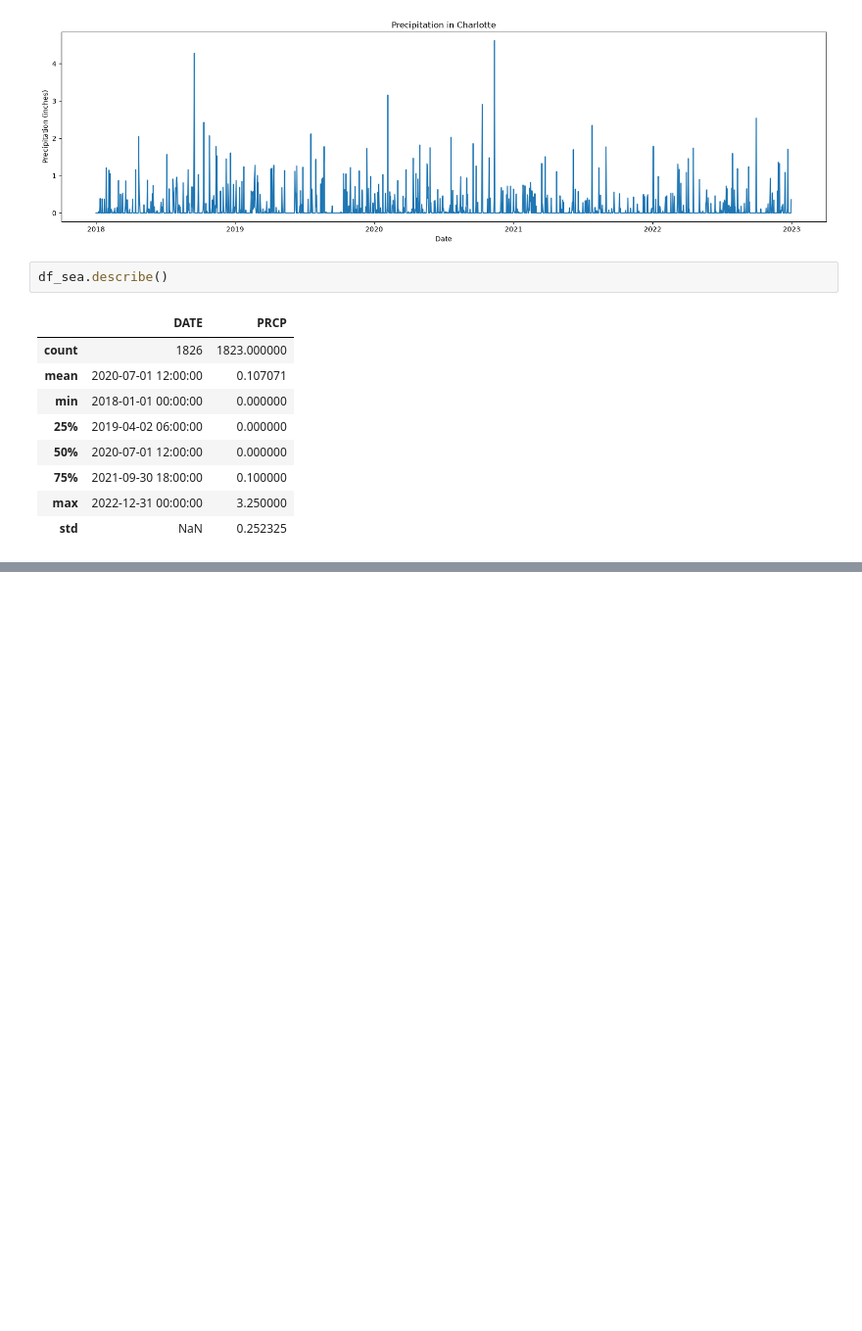
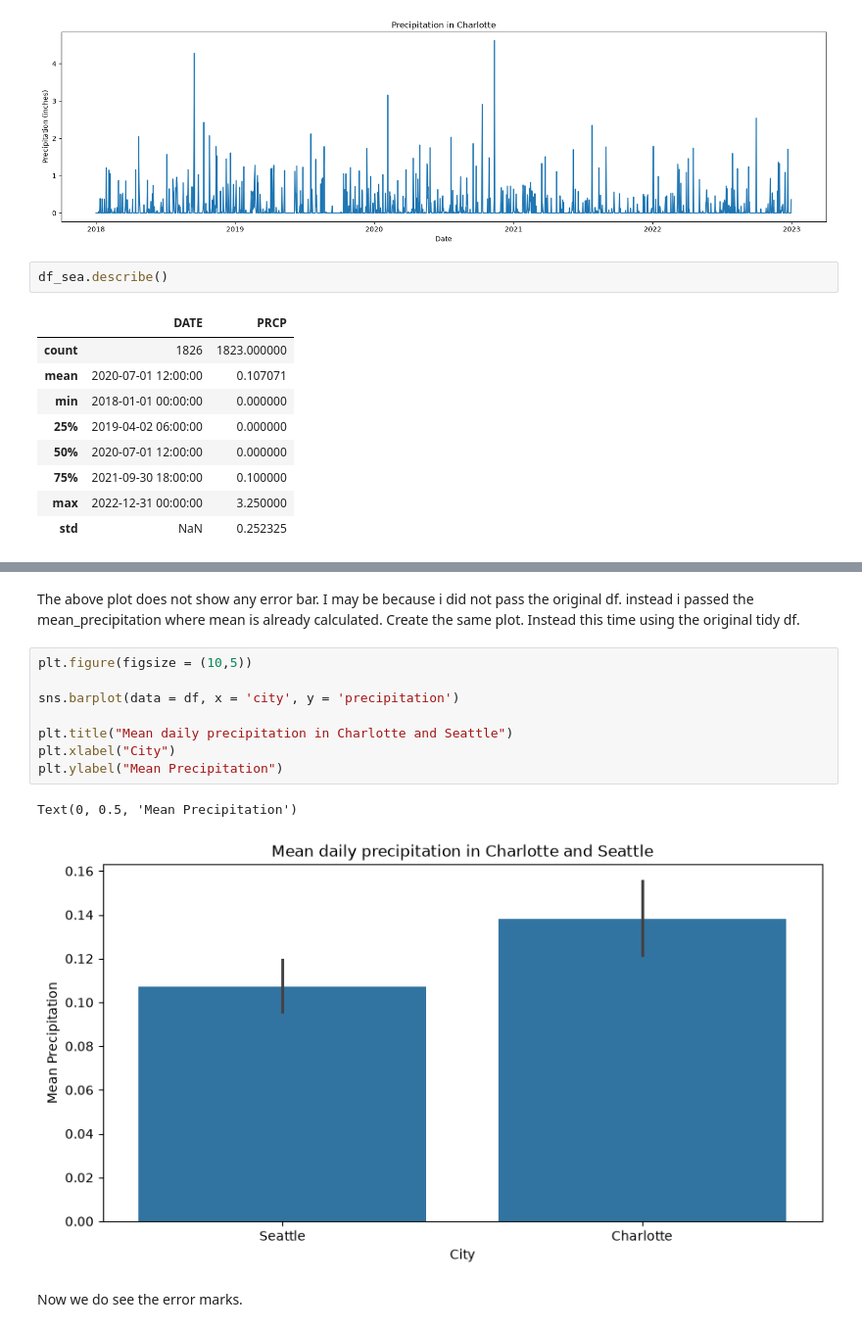
Before and after one commit to binay8/weather, a Jupyter notebook: code/Weather_Data.ipynb, the cells around one changed output, grey strips where cells are left out. Shown at 98% size. Saved outputs shown, nothing was run; the diff lists cells and outputs as text; blank space fills up the shorter version.

```diff
--- a/code/Weather_Data.ipynb
+++ b/code/Weather_Data.ipynb
@@ -231,0 +432,15 @@ df_cha.describe()
+# %% [markdown]
+The above plot does not show any error bar. I may be because i did not pass the original df. instead i passed the mean_precipitation where mean is already calculated. Create the same plot. Instead this time using the original tidy df.
+# %%
+plt.figure(figsize = (10,5))
+
+sns.barplot(data = df, x = 'city', y = 'precipitation')
+
+plt.title("Mean daily precipitation in Charlotte and Seattle")
+plt.xlabel("City")
+plt.ylabel("Mean Precipitation")
+# %% [output]
+Text(0, 0.5, 'Mean Precipitation')
+[figure, added]
+# %% [markdown]
+Now we do see the error marks.
```
Also changed, not shown: parts of 44 cells of this notebook.
